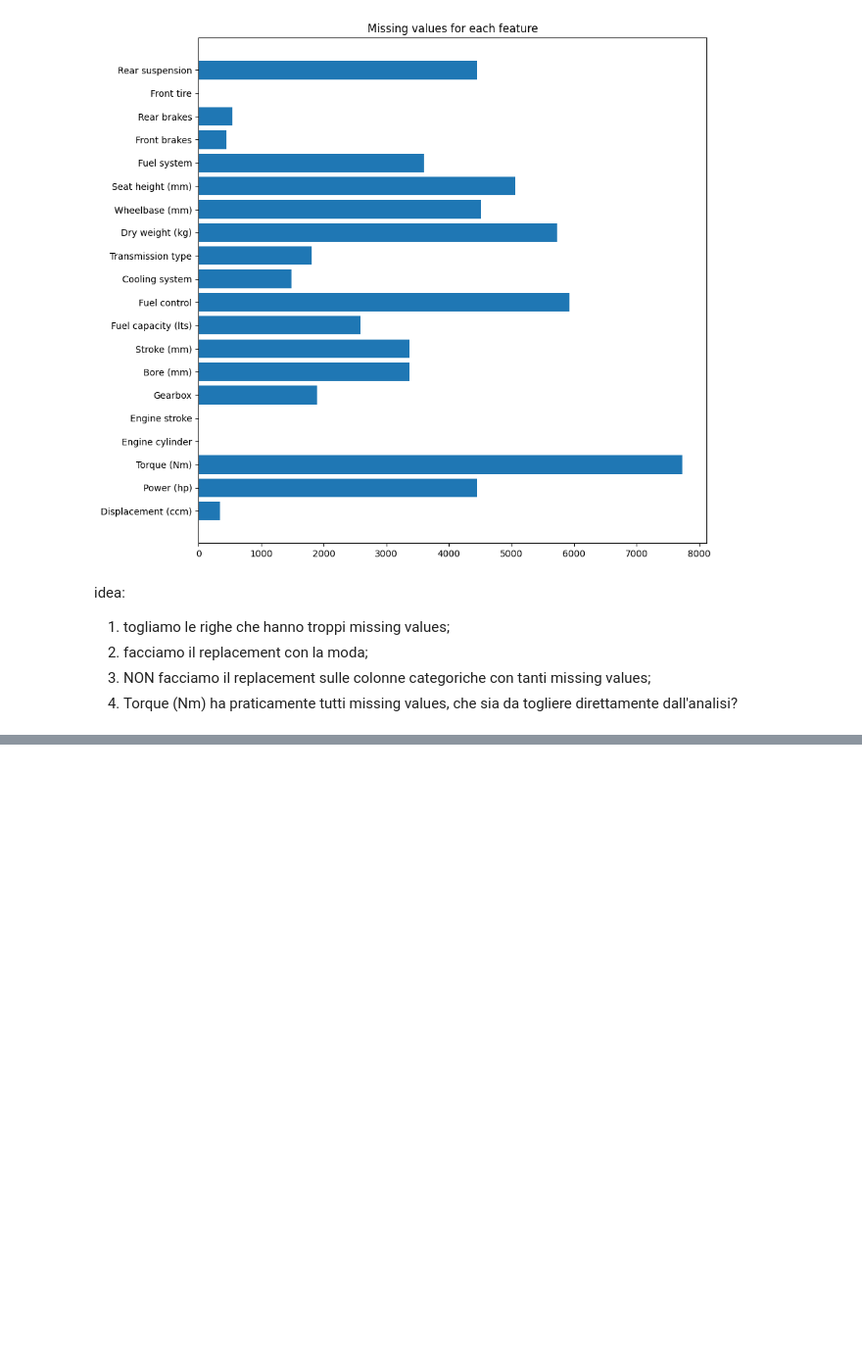
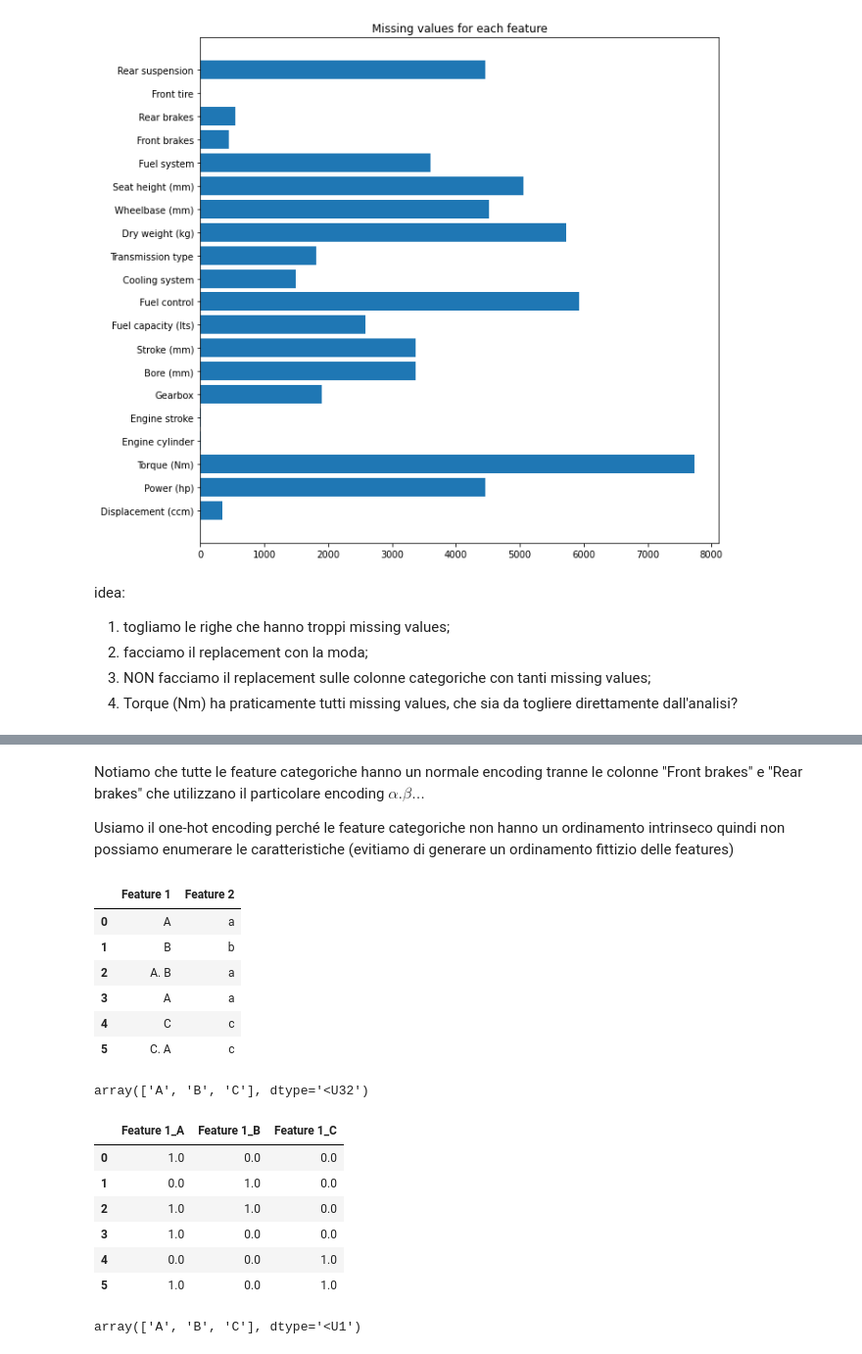
Before and after one commit to giulionenna/GrassiNenna_HWpca, a Jupyter notebook: GrassiNenna_HWpca.ipynb, the cells around one changed output, grey strips where cells are left out. Shown: that part at 98% size. Drawn from its saved outputs; the diff is of its cells as text; code cells hidden in the pictures; blank space fills up the shorter version.

Commit message:
onehot encoding facile, da finire la funzione "smart onehot"

```diff
--- a/GrassiNenna_HWpca.ipynb
+++ b/GrassiNenna_HWpca.ipynb
@@ -151,0 +179,4 @@ a = min(workdf['Transmission type'].mode())
+# %% [markdown]
+Notiamo che tutte le feature categoriche hanno un normale encoding tranne le colonne "Front brakes" e "Rear brakes" che utilizzano il particolare encoding $\alpha . \beta \dots$
+
+Usiamo il one-hot encoding perché le feature categoriche non hanno un ordinamento intrinseco quindi non possiamo enumerare le caratteristiche (evitiamo di generare un ordinamento fittizio delle features)
@@ -151,0 +195,54 @@ a = min(workdf['Transmission type'].mode())
+# %%
+## TEST DI ENCODING PARTICOLARE  SMART ONE-HOT##
+
+test = pd.DataFrame(
+    {
+        "Feature 1": ['A', 'B', 'A. B', 'A', 'C', 'C. A'],
+        "Feature 2": ['a', 'b', 'a', 'a', 'c', 'c']
+    }
+)
+display(test)
+
+
+categories = test['Feature 1'].unique()
+categories_unique = np.array([])
+for c in categories:
+    for k in c.split('. '):
+        categories_unique = np.append(categories_unique, k)
+categories_unique = np.unique(categories_unique)
+display(categories_unique) #un array delle categorie uniche
+
+enc_matrix = np.zeros([len(test), len(categories_unique)])
+enc_df = pd.DataFrame(enc_matrix, columns=['Feature 1_'+c for c in categories_unique])
+
+
+i = 0
+for r in test['Feature 1']:# for each row of the colum we are encoding
+    for category in r.split('. '): #for each category we find inside the row
+        enc_df.loc[i].at['Feature 1_'+category] = 1 #put to 1 the corresponding value in the encoding matrix
+    i = i+1
+
+display(enc_df)
+
+#enc_df contiene l'encoding della colonna 'feature 1'
+# %% [output]
+|  | Feature 1 | Feature 2 |
+| 0 | A | a |
+| 1 | B | b |
+| 2 | A. B | a |
+| 3 | A | a |
+| 4 | C | c |
+| 5 | C. A | c |
+array(['A', 'B', 'C'], dtype='<U32')
+|  | Feature 1_A | Feature 1_B | Feature 1_C |
+| 0 | 1.0 | 0.0 | 0.0 |
+| 1 | 0.0 | 1.0 | 0.0 |
+| 2 | 1.0 | 1.0 | 0.0 |
+| 3 | 1.0 | 0.0 | 0.0 |
+| 4 | 0.0 | 0.0 | 1.0 |
+| 5 | 1.0 | 0.0 | 1.0 |
+# %%
+
+np.array(['A', 'B', 'C']).T
+# %% [output]
+array(['A', 'B', 'C'], dtype='<U1')
```
Also changed, not shown: parts of 9 cells of this notebook, 2 other files.
